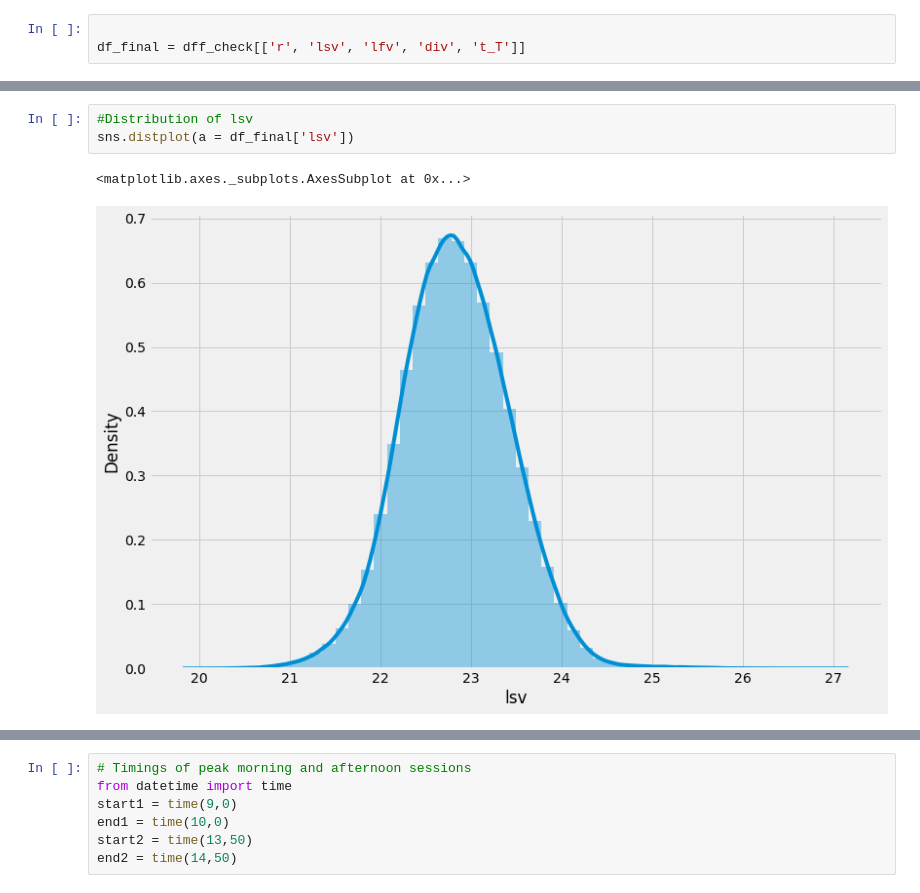
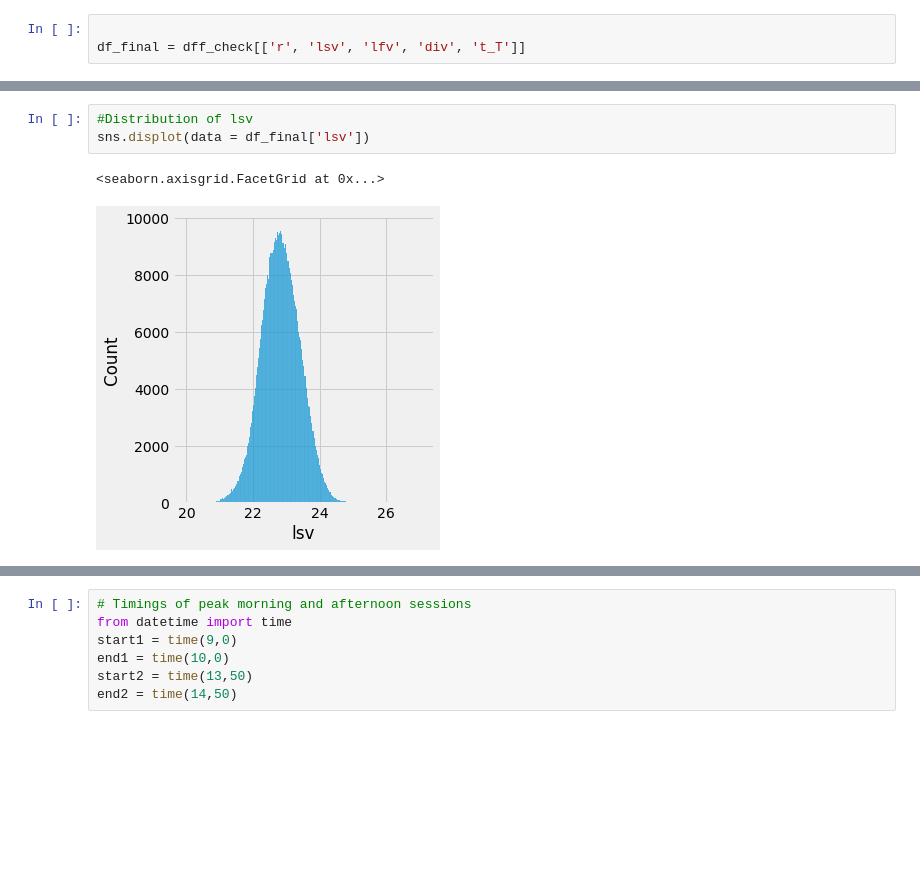
Before and after one commit to shivams289/Kaggle-Projects, a Jupyter notebook: Quantile_regression.ipynb, the cells around one changed output, grey strips where cells are left out. Drawn from its saved outputs; the diff is of its cells as text; blank space fills up the shorter version.

```diff
--- a/Quantile_regression.ipynb
+++ b/Quantile_regression.ipynb
@@ -226,8 +230,8 @@ df_final.describe(percentiles=[0.01, 0.05, 0.25, 0.75, 0.95, 0.99])
 # %%
 #Distribution of lsv
-sns.distplot(a = df_final['lsv'])
+sns.displot(data = df_final['lsv'])
 # %% [output]
-<matplotlib.axes._subplots.AxesSubplot at 0x...>
+<seaborn.axisgrid.FacetGrid at 0x...>
-[figure, old version]
+[figure, new version]
 # %%
 #Distribution suggesting negative skewness even after using log transformation
```
Also changed, not shown: parts of 63 cells of this notebook.
